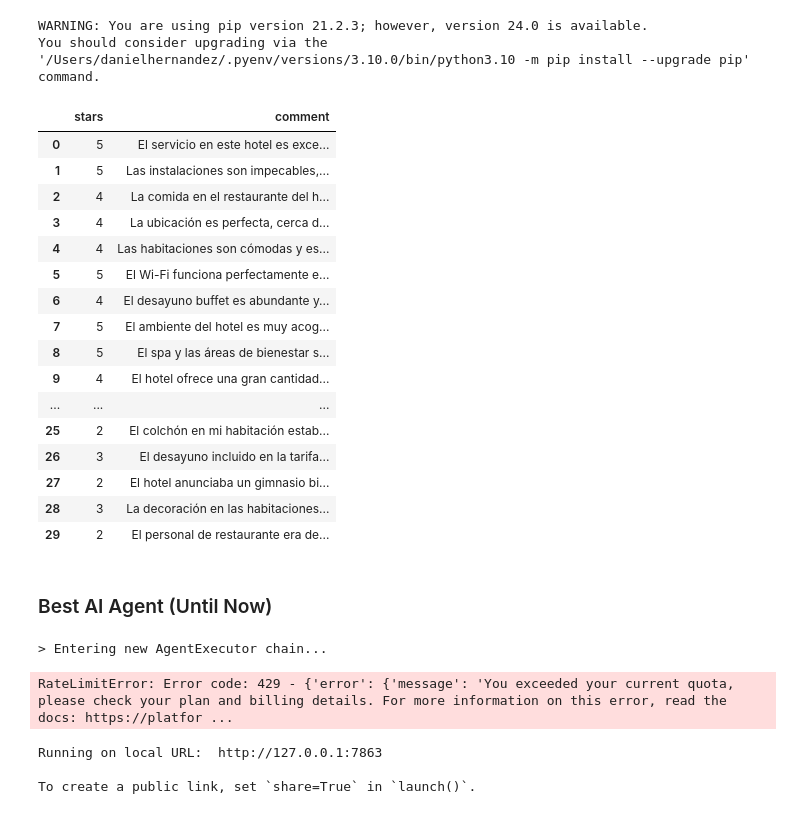
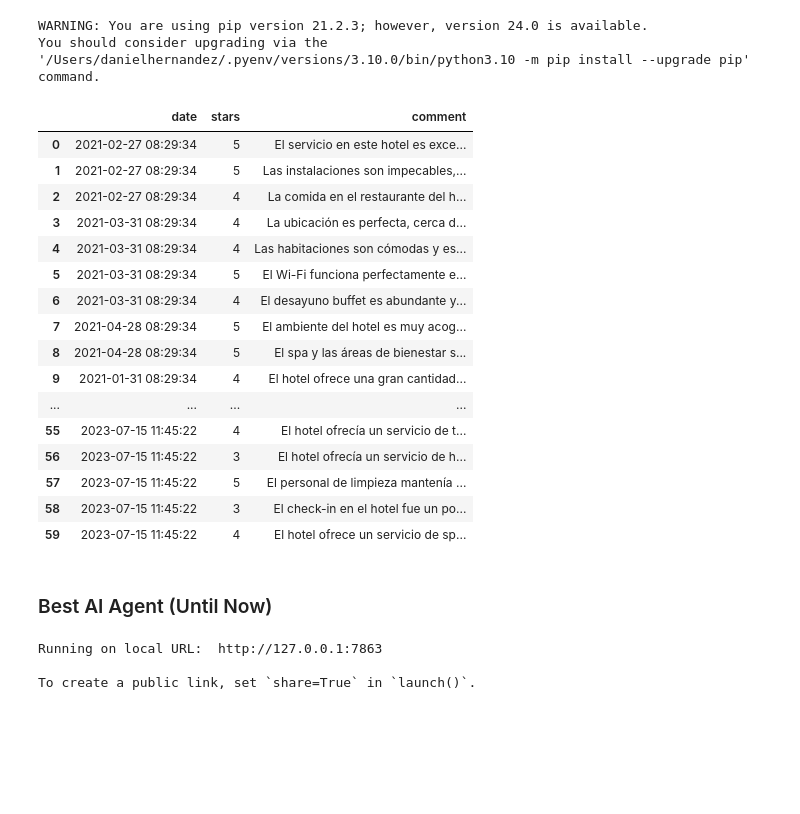
Before and after one commit to danhergir/OpenAI-LangChain-, a Jupyter notebook: db_langchain.ipynb, the cells around one changed output. Cells and saved outputs as stored; diff of their text form; code cells hidden in the pictures; blank space fills up the shorter version.

Commit message:
Advances memory LangChain

```diff
--- a/db_langchain.ipynb
+++ b/db_langchain.ipynb
@@ -6,40 +6,40 @@ You should consider upgrading via the '/Users/danielhernandez/.pyenv/versions/3.
 # %%
 import sqlalchemy
 import pandas as pd
 
-database_username = "user"
+database_username = "db"
 database_password = "password"
-database_ip = "host"
-database_name = "db-name"
-database_port = "db-port"
+database_ip = "ip"
+database_name = "db_name"
+database_port = "db_port"
 
 database_connection = sqlalchemy.create_engine(
     "mysql+mysqlconnector://{0}:{1}@{2}:{3}/{4}".format(
         database_username, database_password, database_ip, database_port, database_name
     )
 )
 
 comments = pd.read_sql_query(
     """SELECT * FROM all_star_comment""", con=database_connection
 )
 
-comments = comments[['stars', 'comment']]
+comments = comments[['date', 'stars', 'comment']]
 comments
 # %% [output]
-|  | stars | comment |
-| 0 | 5 | El servicio en este hotel es exce... |
-| 1 | 5 | Las instalaciones son impecables,... |
-| 2 | 4 | La comida en el restaurante del h... |
-| 3 | 4 | La ubicación es perfecta, cerca d... |
-| 4 | 4 | Las habitaciones son cómodas y es... |
-| 5 | 5 | El Wi-Fi funciona perfectamente e... |
-| 6 | 4 | El desayuno buffet es abundante y... |
-| 7 | 5 | El ambiente del hotel es muy acog... |
-| 8 | 5 | El spa y las áreas de bienestar s... |
-| 9 | 4 | El hotel ofrece una gran cantidad... |
-| ... | ... | ... |
-| 25 | 2 | El colchón en mi habitación estab... |
-| 26 | 3 | El desayuno incluido en la tarifa... |
-| 27 | 2 | El hotel anunciaba un gimnasio bi... |
-| 28 | 3 | La decoración en las habitaciones... |
-| 29 | 2 | El personal de restaurante era de... |
+|  | date | stars | comment |
+| 0 | 2021-02-27 08:29:34 | 5 | El servicio en este hotel es exce... |
+| 1 | 2021-02-27 08:29:34 | 5 | Las instalaciones son impecables,... |
+| 2 | 2021-02-27 08:29:34 | 4 | La comida en el restaurante del h... |
+| 3 | 2021-03-31 08:29:34 | 4 | La ubicación es perfecta, cerca d... |
+| 4 | 2021-03-31 08:29:34 | 4 | Las habitaciones son cómodas y es... |
+| 5 | 2021-03-31 08:29:34 | 5 | El Wi-Fi funciona perfectamente e... |
+| 6 | 2021-03-31 08:29:34 | 4 | El desayuno buffet es abundante y... |
+| 7 | 2021-04-28 08:29:34 | 5 | El ambiente del hotel es muy acog... |
+| 8 | 2021-04-28 08:29:34 | 5 | El spa y las áreas de bienestar s... |
+| 9 | 2021-01-31 08:29:34 | 4 | El hotel ofrece una gran cantidad... |
+| ... | ... | ... | ... |
+| 55 | 2023-07-15 11:45:22 | 4 | El hotel ofrecía un servicio de t... |
+| 56 | 2023-07-15 11:45:22 | 3 | El hotel ofrecía un servicio de h... |
+| 57 | 2023-07-15 11:45:22 | 5 | El personal de limpieza mantenía ... |
+| 58 | 2023-07-15 11:45:22 | 3 | El check-in en el hotel fue un po... |
+| 59 | 2023-07-15 11:45:22 | 4 | El hotel ofrece un servicio de sp... |
@@ -64,23 +121,9 @@ def analyze_business_feedback(query):
     data_description = comments.to_string(index=False)
 
     prompt = f"""
-
-    Eres un experto analista de retroalimentación de clientes, especializado en identificar patrones y tendencias en la retroalimentación.
-
-    El objetivo de un experto analista de retroalimentación de clientes es encontrar oportunidades de mejora que vayan más allá de simplemente identificar puntos clave de buen servicio al cliente, sino también identificar oportunidades de mejora en la experiencia general del cliente dentro del negocio donde trabajan. Ya que los comentarios de los clientes revelan mucho más que solo un buen servicio al cliente.
-
-    Si no sabes la respuesta a una pregunta, simplete response, no sé.
-
-    Dame una respuesta corta y concreta.
-
-    En caso de "Observation: Invalid Format: Missing 'Action:' after 'Thought: Thought:I don't know", responde:
-
-    Soy un experto analista de retroalimentación de clientes. Intenta con una pregunta diferente, por favor.
-
-    Deberías usar las herramientas que están abajo para responder la pregunta que te hicieron:
-
+    El objetivo de un experto analista de retroalimentación de clientes es encontrar oportunidades de mejora que vayan más allá de simplemente identificar puntos clave de buen servicio al cliente.
+    Dame una respuesta corta y simple.
     Intenta responder la siguiente pregunta: {query}, analizando los siguientes datos buscando keywords de la pregunta {data_description} o dando una respuesta que pueda ser relevante.
-
     """
 
     response = agent_executor.invoke(prompt)
@@ -88,9 +131,6 @@ def analyze_business_feedback(query):
 
 
 analyze_business_feedback('Que debería mejorar de mi servicio?')
-# %% [output]
-> Entering new AgentExecutor chain...
-RateLimitError: Error code: 429 - {'error': {'message': 'You exceeded your current quota, please check your plan and billing details. For more information on this error, read the docs: https://platfor ...
 # %%
 import gradio as gr
 
```
Also changed, not shown: parts of 11 cells of this notebook, 1 other file.
